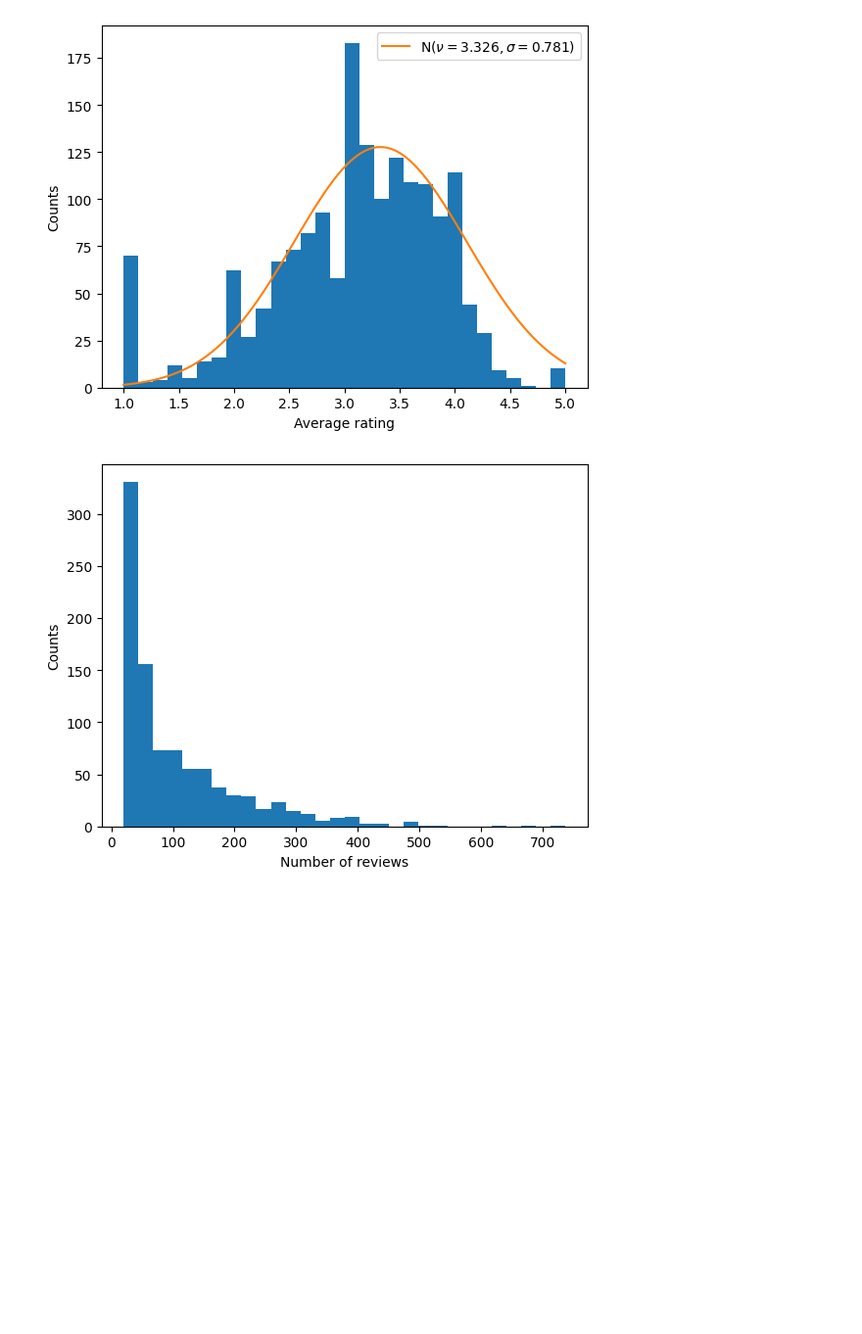
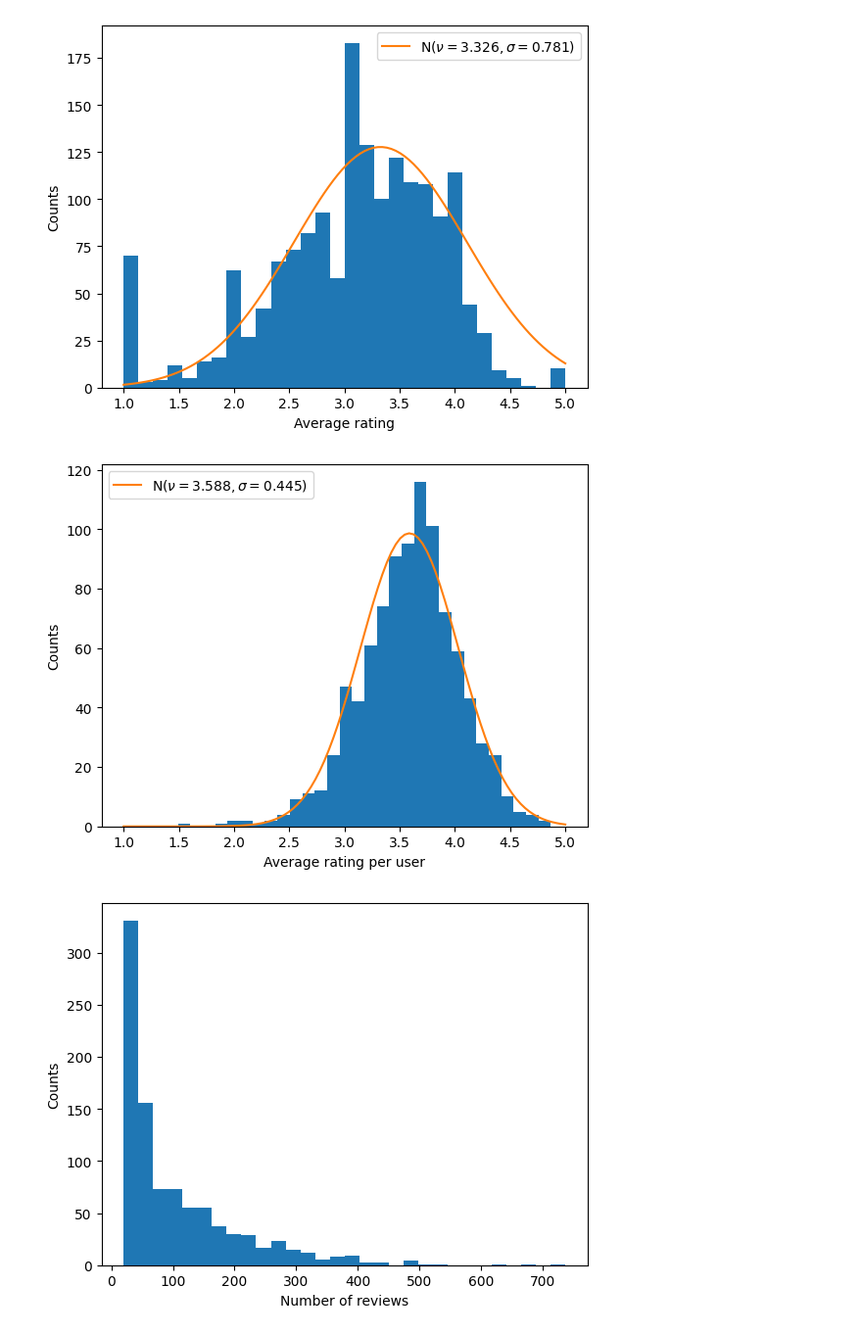
Before and after one commit to domrachev03/gnn_recommendation_system, a Jupyter notebook: notebooks/01_data_visualization.ipynb, the cells around one changed output. Shown: that part at 98% size. Saved outputs shown, nothing was run; the diff lists cells and outputs as text; code cells hidden in the pictures; blank space fills up the shorter version.

Commit message:
Report & Requirements & Metrics

```diff
--- a/notebooks/01_data_visualization.ipynb
+++ b/notebooks/01_data_visualization.ipynb
@@ -58,6 +58,25 @@ plt.savefig('../reports/figures/avg_rating_dist.png')
 plt.show()
 # %% [output]
 [figure]
+# %%
+# Visualizing average ratings per person
+rating_sum = np.sum(adj_matrix, axis=0)
+n_reviews = np.count_nonzero(adj_matrix, axis=0)
+avg_rating = rating_sum / n_reviews
+
+plt.hist(avg_rating, bins=30)
+x_ticks = np.linspace(1, 5, 100)
+dist_mean = np.round(np.mean(avg_rating), 3)
+dist_std = np.round(np.std(avg_rating), 3)
+scale = 110
+plt.plot(x_ticks, norm.pdf(x_ticks, dist_mean, dist_std)*scale, label=f'N($\\nu={dist_mean:}, \\sigma={dist_std}$)')
+plt.xlabel('Average rating per user')
+plt.ylabel('Counts')
+plt.legend()
+plt.savefig('../reports/figures/avg_rating_per_person_dist.png')
+plt.show()
+# %% [output]
+[figure, added]
 # %%
 # Average amount of votes per person
 _, votes_per_person = np.unique(data[:, 0], return_counts=True)
```
Also changed, not shown: 8 other files.
